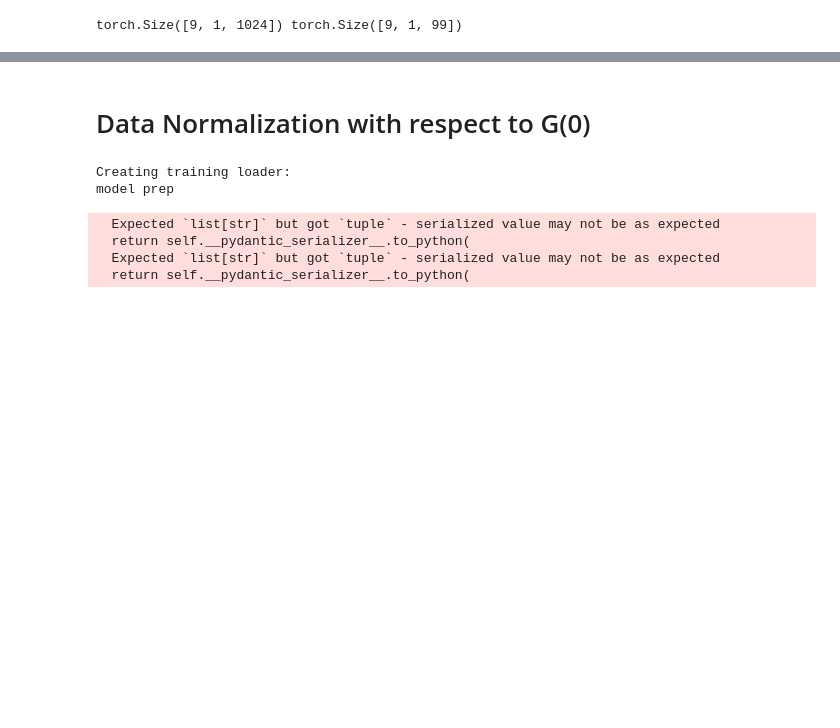
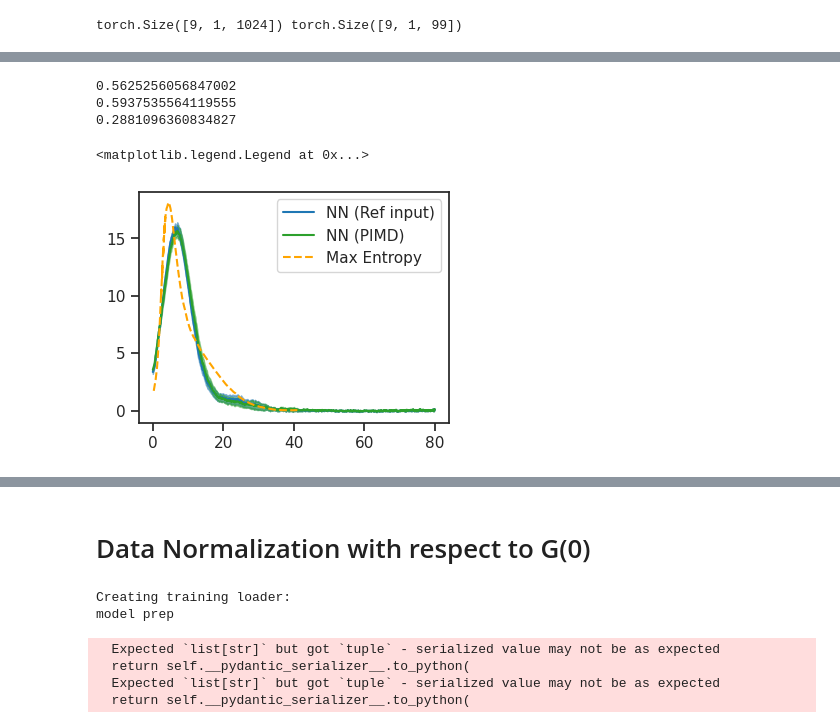
Before and after one commit to Hirshberg-Lab/transformer_latent_diffusion_4AC, a Jupyter notebook: testing.ipynb, the cells around one changed output, grey strips where cells are left out. Cells and saved outputs as stored; diff of their text form; code cells hidden in the pictures; blank space fills up the shorter version.

```diff
--- a/testing.ipynb
+++ b/testing.ipynb
@@ -349,0 +415,39 @@ plt.show()
+# %%
+diffuser = DiffusionGenerator(model, 'cuda', torch.float32)
+C_preds_list_rabani = [diffuser.generate(
+        labels= G_anal_tensor_2.view(1,1,-1),
+        num_specs=1,
+        class_guidance=1.,
+        seed=i,
+        n_iter=2,
+        exponent=1,
+        x_points=1024,
+        use_ddpm_plus=True
+    ).view(-1,1024).cpu().detach().numpy() for i in range(20)]
+C_preds_array=np.array(C_preds_list_rabani)
+C_preds_mean_rabani_2 = C_preds_array.mean(0)
+C_preds_std_rabani_2 = C_preds_array.std(0)
+# %%
+mass=2.01588 # gram/mol
+hbar = 1.054571817 * 1E-34 # J * sec = kg * m^2 /sec
+hbar *= 1E+20 # kg * angstrom^2 /sec
+hbar *= 1E-12 # kg * angstrom^2 /ps
+mass /= (1000 * 6.02214076 * 1E+23) # kg
+renorm_factor = hbar*3*np.pi/mass
+# %%
+fig,ax = plt.subplots(figsize=(4,3))
+ax.plot(omega,renorm_factor*C_preds_mean_rabani[0],label='NN (Ref input)',color='tab:blue')
+ax.fill_between(omega,renorm_factor*(C_preds_mean_rabani[0]-C_preds_std_rabani[0]),renorm_factor*(C_preds_mean_rabani[0]+C_preds_std_rabani[0]),color='tab:blue',alpha=0.5)
+print(renorm_factor*C_preds_mean_rabani[0][0]/6)
+ax.plot(omega,renorm_factor*C_preds_mean_rabani_2[0],color='tab:green',label='NN (PIMD)')
+ax.fill_between(omega,renorm_factor*(C_preds_mean_rabani_2[0]-C_preds_std_rabani_2[0]),renorm_factor*(C_preds_mean_rabani_2[0]+C_preds_std_rabani_2[0]),color='tab:green',alpha=0.5)
+print(renorm_factor*C_preds_mean_rabani_2[0][0]/6)
+ax.plot(rabani_data_w,rabani_data_D*6,'--',color='orange',label='Max Entropy')
+print(rabani_data_D[0])
+ax.legend()
+# %% [output]
+0.5625256056847002
+0.5937535564119555
+0.2881096360834827
+<matplotlib.legend.Legend at 0x...>
+[figure, added]
```
Also changed, not shown: parts of 14 cells of this notebook, 1 other file.
